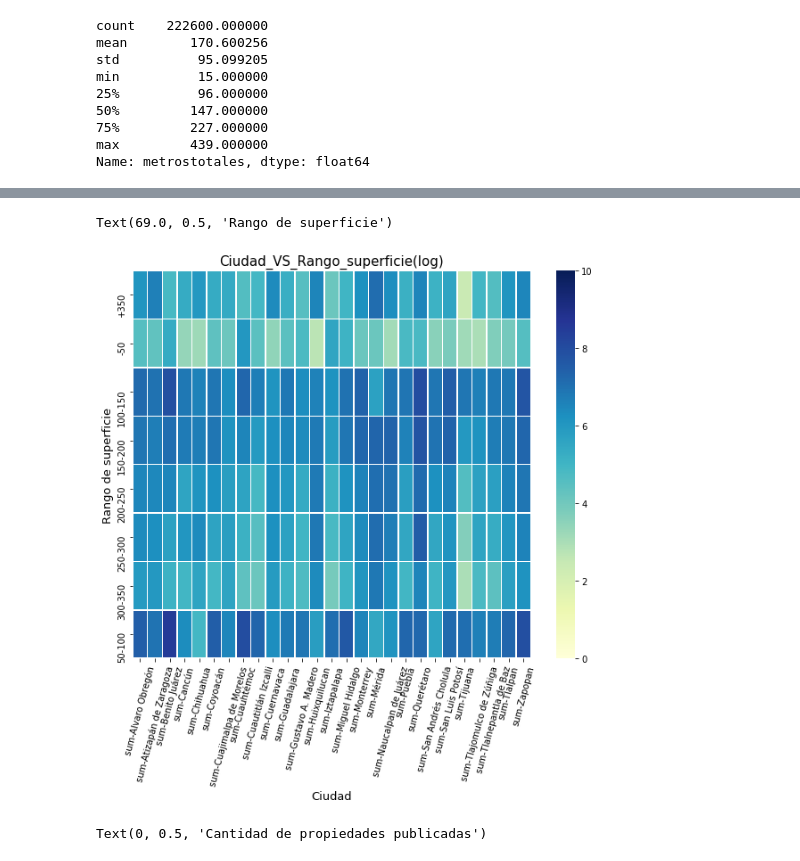
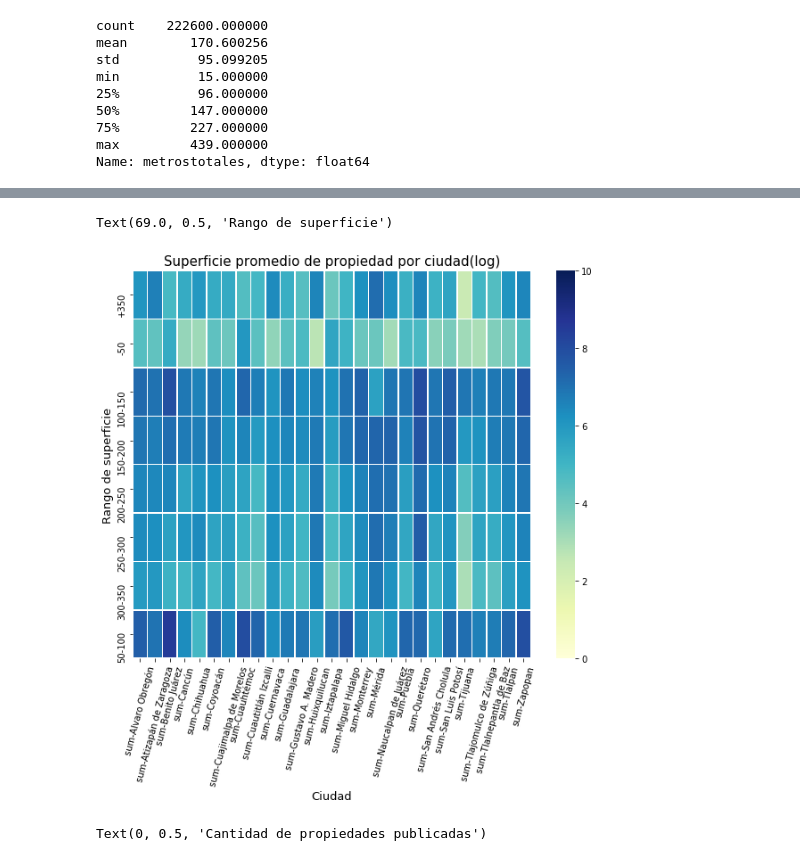
Before and after one commit to PBrrtrn/7506-organizacion-de-datos, a Jupyter notebook: src/exp/Exploracion_por_superficie.ipynb, the cells around one changed output, grey strips where cells are left out. Cells and saved outputs as stored; diff of their text form; code cells hidden in the pictures.

```diff
--- a/src/exp/Exploracion_por_superficie.ipynb
+++ b/src/exp/Exploracion_por_superficie.ipynb
@@ -94,13 +94,14 @@ sup_vs_ciudad = sup_vs_ciudad.applymap(lambda x: np.log(x))
 # %%
 plt.figure(figsize=(10,8))
 g = sns.heatmap(sup_vs_ciudad, vmin = 0, vmax=10, cmap= "YlGnBu", linewidths=.5)
 plt.xticks(rotation=75)
-g.set_title("Ciudad_VS_Rango_superficie(log)", fontsize=15)
+g.set_title("Superficie promedio de propiedad por ciudad(log)", fontsize=15)
 g.set_xlabel("Ciudad", fontsize=13)
 g.set_ylabel("Rango de superficie", fontsize=13)
+#FALTA ORDENAR EL INDICE VERTICAL
 # %% [output]
 Text(69.0, 0.5, 'Rango de superficie')
-[figure, old version]
+[figure, new version]
 # %%
 sup = data.groupby('rango_superficie').agg({'sum':'sum'})
 new_idx = ['-50','50-100','100-150','150-200','200-250','250-300','300-350','+350']
```
Also changed, not shown: parts of 3 cells of this notebook, 1 other file.
